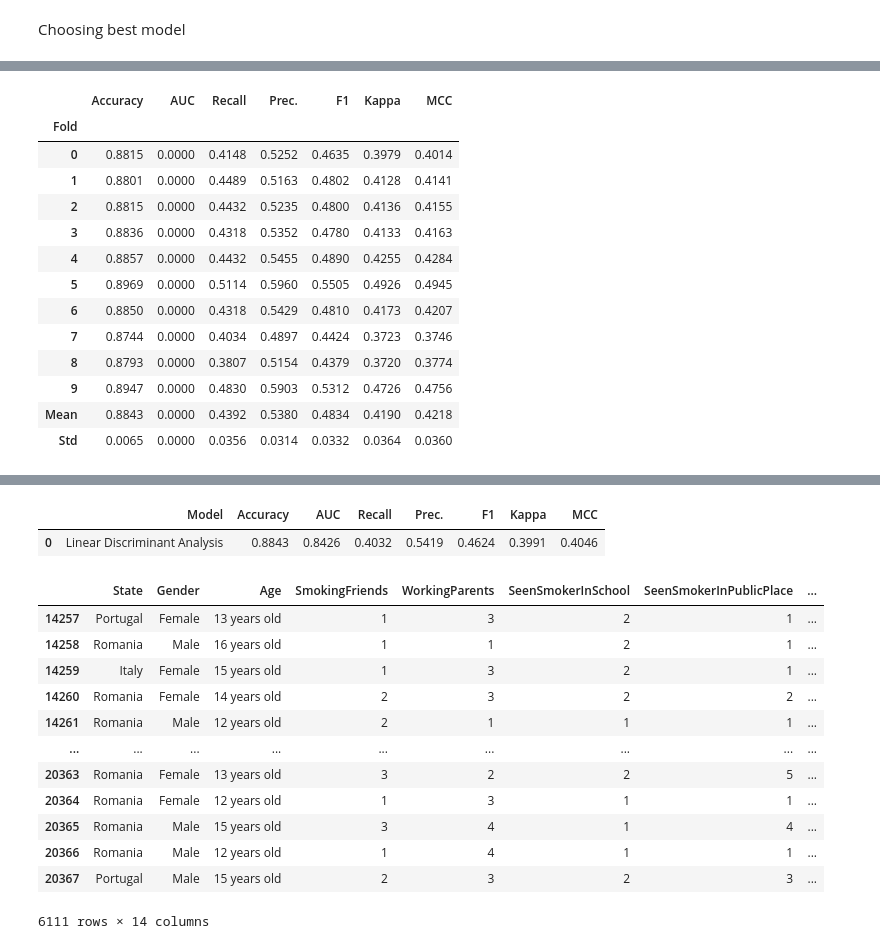
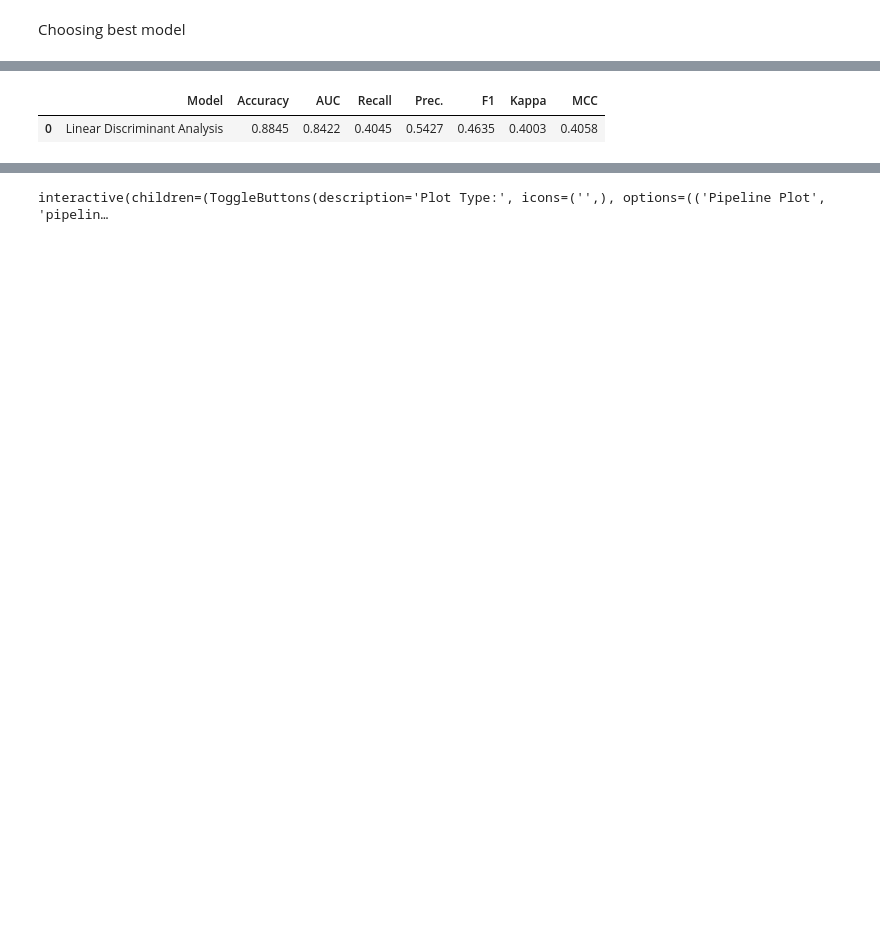
Before and after one commit to frazah/tobacco-analysis, a Jupyter notebook: src/notebooks/youth.ipynb, the cells around one changed output, grey strips where cells are left out. Cells and saved outputs as stored; diff of their text form; code cells hidden in the pictures; blank space fills up the shorter version.

Commit message:
created new model with new features in youth copy

```diff
--- a/src/notebooks/youth.ipynb
+++ b/src/notebooks/youth.ipynb
@@ -259,12 +250,12 @@ best = pc.compare_models(sort='MCC')
 # %% [markdown]
 Choosing best model
 # %%
-model = pc.create_model('lda')
+# model = pc.create_model('lda')
 
-# model = best
+model = best
 
 pc.predict_model(model)
-# pc.evaluate_model(model)
+pc.evaluate_model(model)
 # pc.plot_model(model, plot='confusion_matrix')
 # pc.plot_model(model, plot='auc')
 # pc.plot_model(model, plot='pr')
@@ -289,14 +279,2 @@ pc.predict_model(model)
-|  | Accuracy | AUC | Recall | Prec. | F1 | Kappa | MCC |
-| Fold |  |  |  |  |  |  |  |
-| 0 | 0.8815 | 0.0000 | 0.4148 | 0.5252 | 0.4635 | 0.3979 | 0.4014 |
-| 1 | 0.8801 | 0.0000 | 0.4489 | 0.5163 | 0.4802 | 0.4128 | 0.4141 |
-| 2 | 0.8815 | 0.0000 | 0.4432 | 0.5235 | 0.4800 | 0.4136 | 0.4155 |
-| 3 | 0.8836 | 0.0000 | 0.4318 | 0.5352 | 0.4780 | 0.4133 | 0.4163 |
-| 4 | 0.8857 | 0.0000 | 0.4432 | 0.5455 | 0.4890 | 0.4255 | 0.4284 |
-| 5 | 0.8969 | 0.0000 | 0.5114 | 0.5960 | 0.5505 | 0.4926 | 0.4945 |
-| 6 | 0.8850 | 0.0000 | 0.4318 | 0.5429 | 0.4810 | 0.4173 | 0.4207 |
-| 7 | 0.8744 | 0.0000 | 0.4034 | 0.4897 | 0.4424 | 0.3723 | 0.3746 |
-| 8 | 0.8793 | 0.0000 | 0.3807 | 0.5154 | 0.4379 | 0.3720 | 0.3774 |
-| 9 | 0.8947 | 0.0000 | 0.4830 | 0.5903 | 0.5312 | 0.4726 | 0.4756 |
-| Mean | 0.8843 | 0.0000 | 0.4392 | 0.5380 | 0.4834 | 0.4190 | 0.4218 |
-| Std | 0.0065 | 0.0000 | 0.0356 | 0.0314 | 0.0332 | 0.0364 | 0.0360 |
+|  | Model | Accuracy | AUC | Recall | Prec. | F1 | Kappa | MCC |
+| 0 | Linear Discriminant Analysis | 0.8845 | 0.8422 | 0.4045 | 0.5427 | 0.4635 | 0.4003 | 0.4058 |
@@ -304,15 +281 @@ pc.predict_model(model)
-|  | Model | Accuracy | AUC | Recall | Prec. | F1 | Kappa | MCC |
-| 0 | Linear Discriminant Analysis | 0.8843 | 0.8426 | 0.4032 | 0.5419 | 0.4624 | 0.3991 | 0.4046 |
-|  | State | Gender | Age | SmokingFriends | WorkingParents | SeenSmokerInSchool | SeenSmokerInPublicPlace | ... |
-| 14257 | Portugal | Female | 13 years old | 1 | 3 | 2 | 1 | ... |
-| 14258 | Romania | Male | 16 years old | 1 | 1 | 2 | 1 | ... |
-| 14259 | Italy | Female | 15 years old | 1 | 3 | 2 | 1 | ... |
-| 14260 | Romania | Female | 14 years old | 2 | 3 | 2 | 2 | ... |
-| 14261 | Romania | Male | 12 years old | 2 | 1 | 1 | 1 | ... |
-| ... | ... | ... | ... | ... | ... | ... | ... | ... |
-| 20363 | Romania | Female | 13 years old | 3 | 2 | 2 | 5 | ... |
-| 20364 | Romania | Female | 12 years old | 1 | 3 | 1 | 1 | ... |
-| 20365 | Romania | Male | 15 years old | 3 | 4 | 1 | 4 | ... |
-| 20366 | Romania | Male | 12 years old | 1 | 4 | 1 | 1 | ... |
-| 20367 | Portugal | Male | 15 years old | 2 | 3 | 2 | 3 | ... |
-6111 rows × 14 columns
+interactive(children=(ToggleButtons(description='Plot Type:', icons=('',), options=(('Pipeline Plot', 'pipelin…
```
Also changed, not shown: parts of 10 cells of this notebook, 3 other files.
